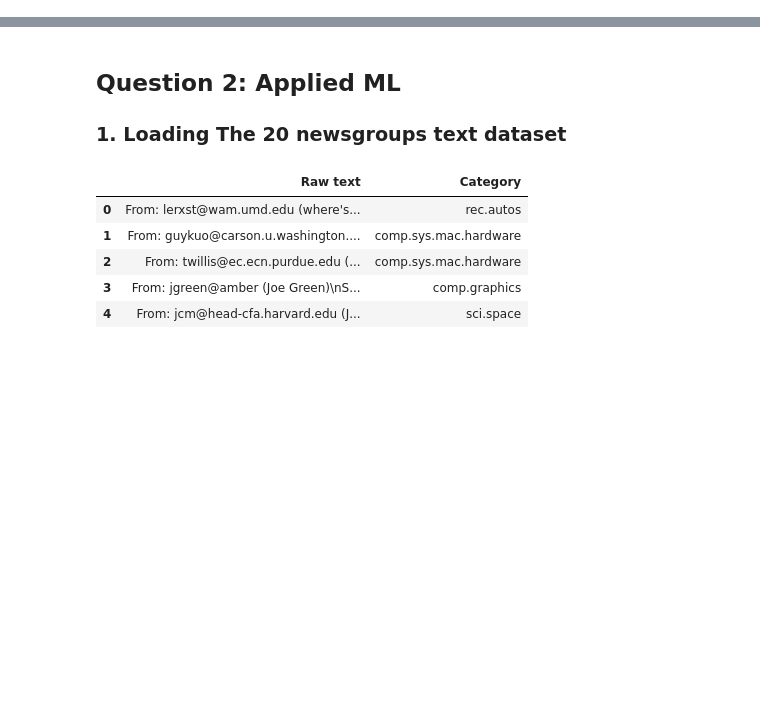
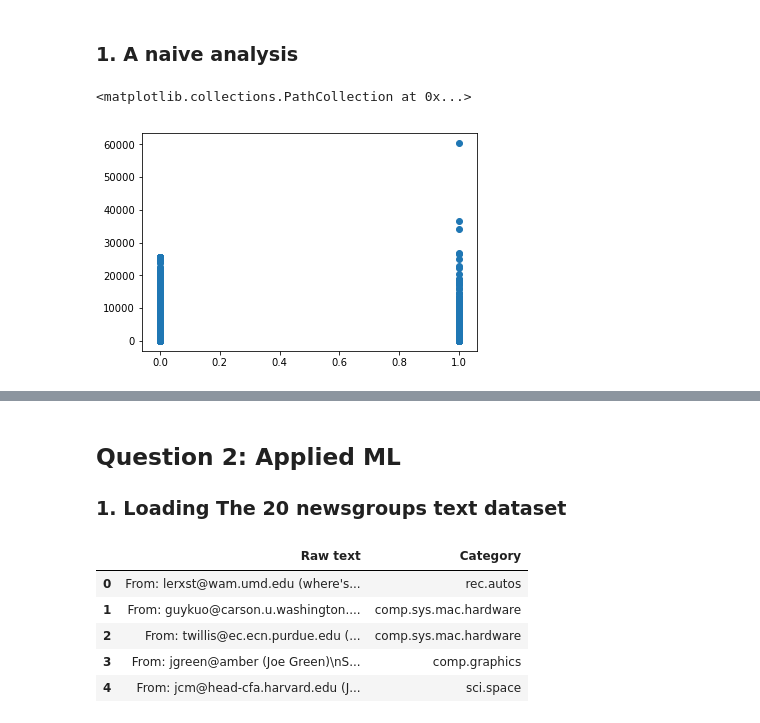
Before and after one commit to Coac/epfl-ada, a Jupyter notebook: 04 - Applied ML/Homework 4.ipynb, the cells around one changed output, grey strips where cells are left out. Saved outputs shown, nothing was run; the diff lists cells and outputs as text; code cells hidden in the pictures; blank space fills up the shorter version.

```diff
--- a/04 - Applied ML/Homework 4.ipynb
+++ b/04 - Applied ML/Homework 4.ipynb
@@ -8,0 +13,3 @@ import numpy as np
+# %%
+lalonde_df = pd.read_csv('./lalonde.csv')
+lalonde_df.head()
@@ -8,0 +23,7 @@ import numpy as np
+# %% [markdown]
+### 1. A naive analysis
+# %%
+plt.scatter(lalonde_df.treat, lalonde_df.re78)
+# %% [output]
+<matplotlib.collections.PathCollection at 0x...>
+[figure, added]
```
Also changed, not shown: parts of 16 cells of this notebook.
